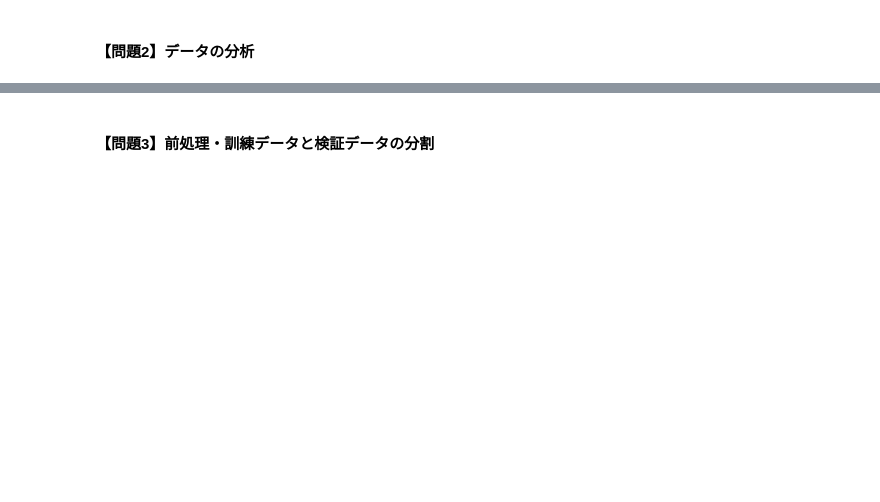
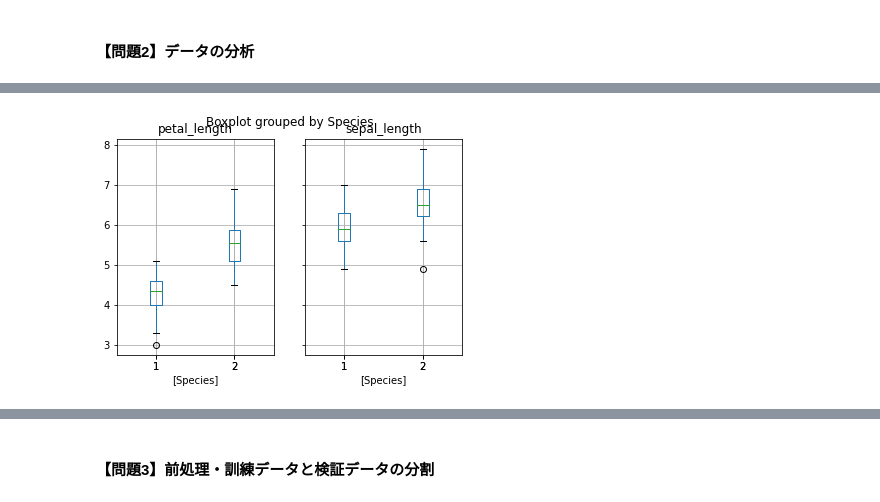
Before and after one commit to GitHiru/ml_dic, a Jupyter notebook: pre_learning/week4/week4_1_iris.ipynb, the cells around one changed output, grey strips where cells are left out. Saved outputs shown, nothing was run; the diff lists cells and outputs as text; code cells hidden in the pictures; blank space fills up the shorter version.

```diff
--- a/pre_learning/week4/week4_1_iris.ipynb
+++ b/pre_learning/week4/week4_1_iris.ipynb
@@ -26,0 +104,6 @@ iris_label = pd.DataFrame(data=iris.targets, columns=["Species"])
+# %%
+# 箱髭図
+df.boxplot(by="Species")
+plt.show()
+# %% [output]
+[figure, added]
```
Also changed, not shown: parts of 59 cells of this notebook, 1 other file.
